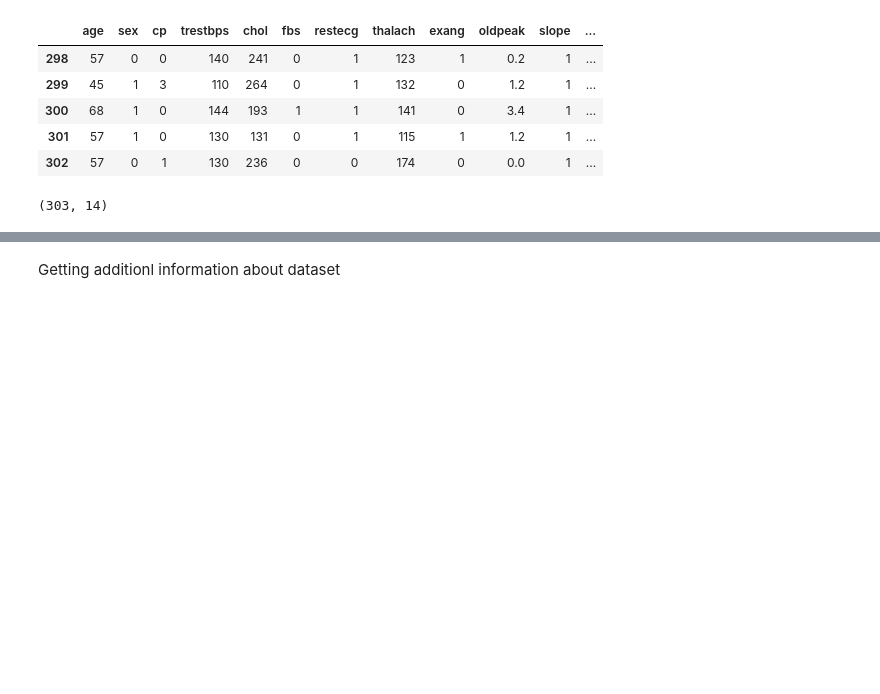
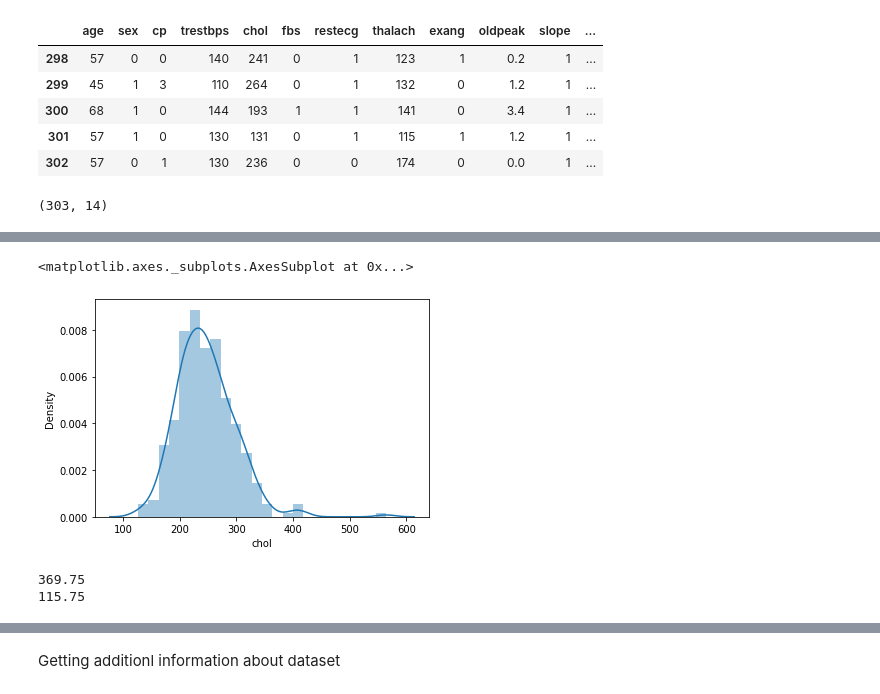
Before and after one commit to covidd13/Heart-Disease-Predictor, a Jupyter notebook: Heart_disease_prediction_using_ML.ipynb, the cells around one changed output, grey strips where cells are left out. Drawn from its saved outputs; the diff is of its cells as text; code cells hidden in the pictures; blank space fills up the shorter version.

```diff
--- a/Heart_disease_prediction_using_ML.ipynb
+++ b/Heart_disease_prediction_using_ML.ipynb
@@ -36,0 +43,16 @@ heart.shape
+# %%
+sns.distplot(heart['chol'])
+# %% [output]
+<matplotlib.axes._subplots.AxesSubplot at 0x...>
+[figure, added]
+# %%
+percentile25=heart['chol'].quantile(0.25)
+percentile75=heart['chol'].quantile(0.75)
+iqr=percentile75-percentile25
+upper_limit1=percentile75 + 1.5*iqr
+lower_limit1=percentile25 - 1.5*iqr
+print(upper_limit1)
+print(lower_limit1)
+# %% [output]
+369.75
+115.75
```
Also changed, not shown: parts of 45 cells of this notebook.
